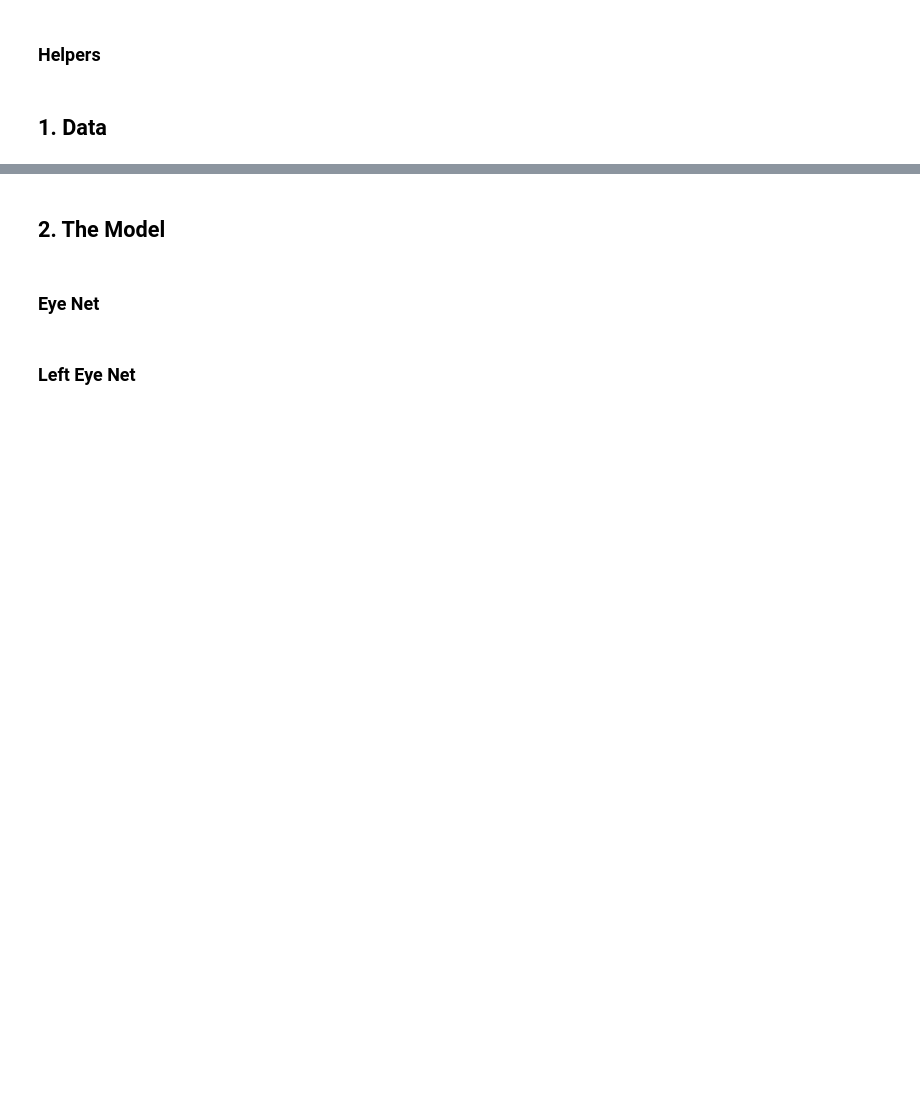
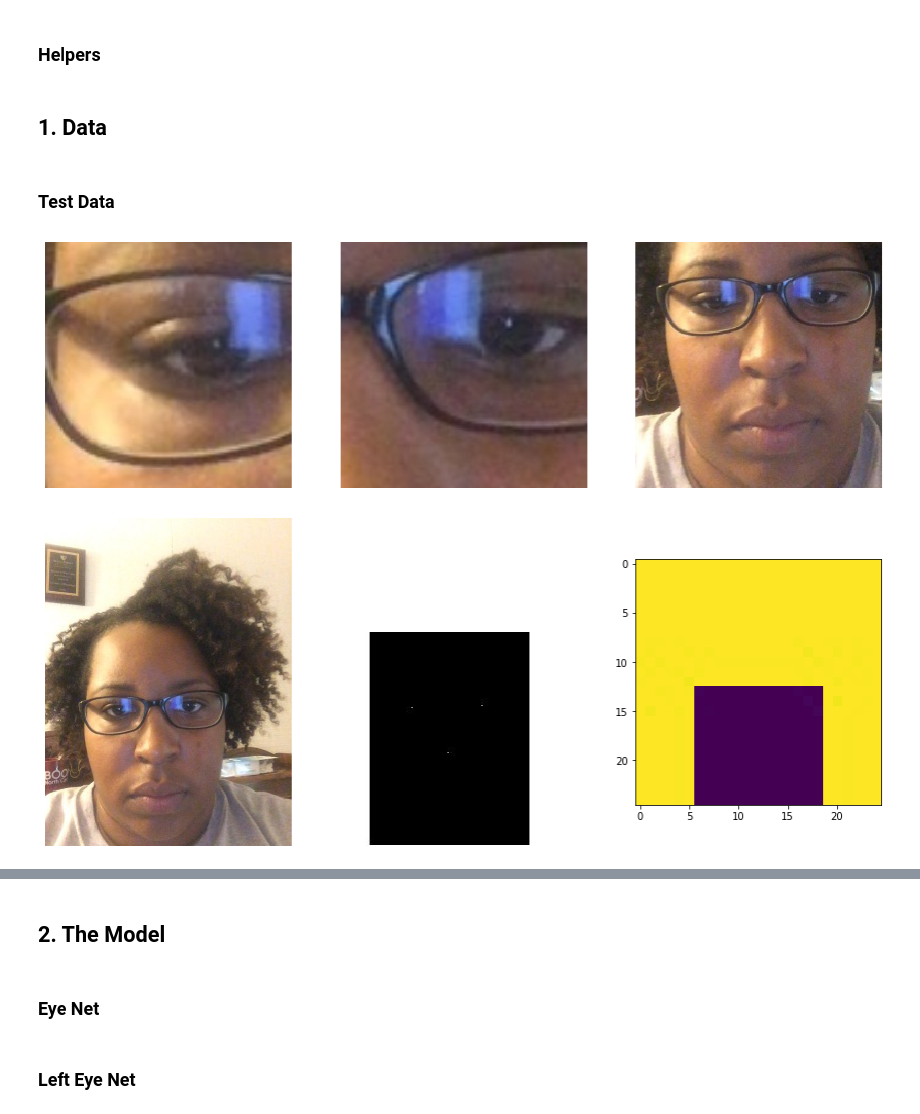
Before and after one commit to shrnkm/ETE, a Jupyter notebook: Model/Paper/Paper.ipynb, the cells around one changed output, grey strips where cells are left out. Cells and saved outputs as stored; diff of their text form; code cells hidden in the pictures; blank space fills up the shorter version.

Commit message:
data processing in progress

```diff
--- a/Model/Paper/Paper.ipynb
+++ b/Model/Paper/Paper.ipynb
@@ -86,0 +98,28 @@ def lr_decay(epoch):
+# %% [markdown]
+### Test Data
+# %%
+pickles = ['images', 'left_eyes', 'right_eyes', 'faces', 'grids_mtcnn', 'grids_paper']
+
+#for pkl in pickles:
+#    exec('print(pkl, \'is a\', type(' + pkl+ '), \'with shape:\', ' + pkl + '.shape)')
+
+#idx = np.random.randint(9992)
+idx = 27
+
+fig, axs = plt.subplots(1, 3, figsize=(15,45))
+
+for i in range(3):
+    axs[i].axis('off')
+axs[0].imshow(right_eyes[idx])
+axs[1].imshow(left_eyes[idx])
+axs[2].imshow(faces[idx])
+
+fig, axs = plt.subplots(1, 3, figsize=(15,45))
+for i in range(2):
+    axs[i].axis('off')
+axs[0].imshow(images[idx])
+axs[1].imshow(grids_mtcnn[idx])
+axs[2].imshow(grids_paper[idx]);
+# %% [output]
+[figure, added]
+[figure, added]
```
Also changed, not shown: parts of 7 cells of this notebook, 14 other files.
